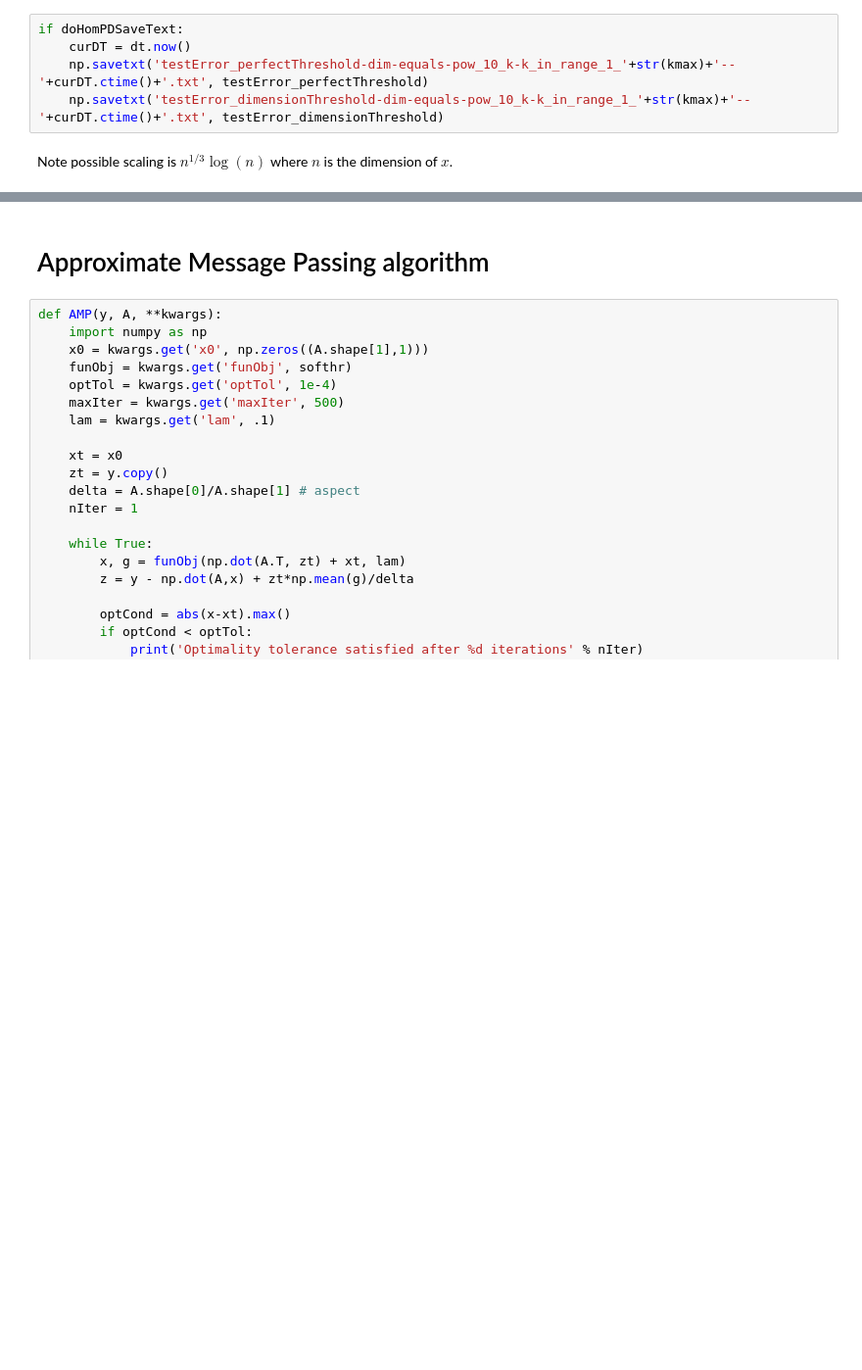
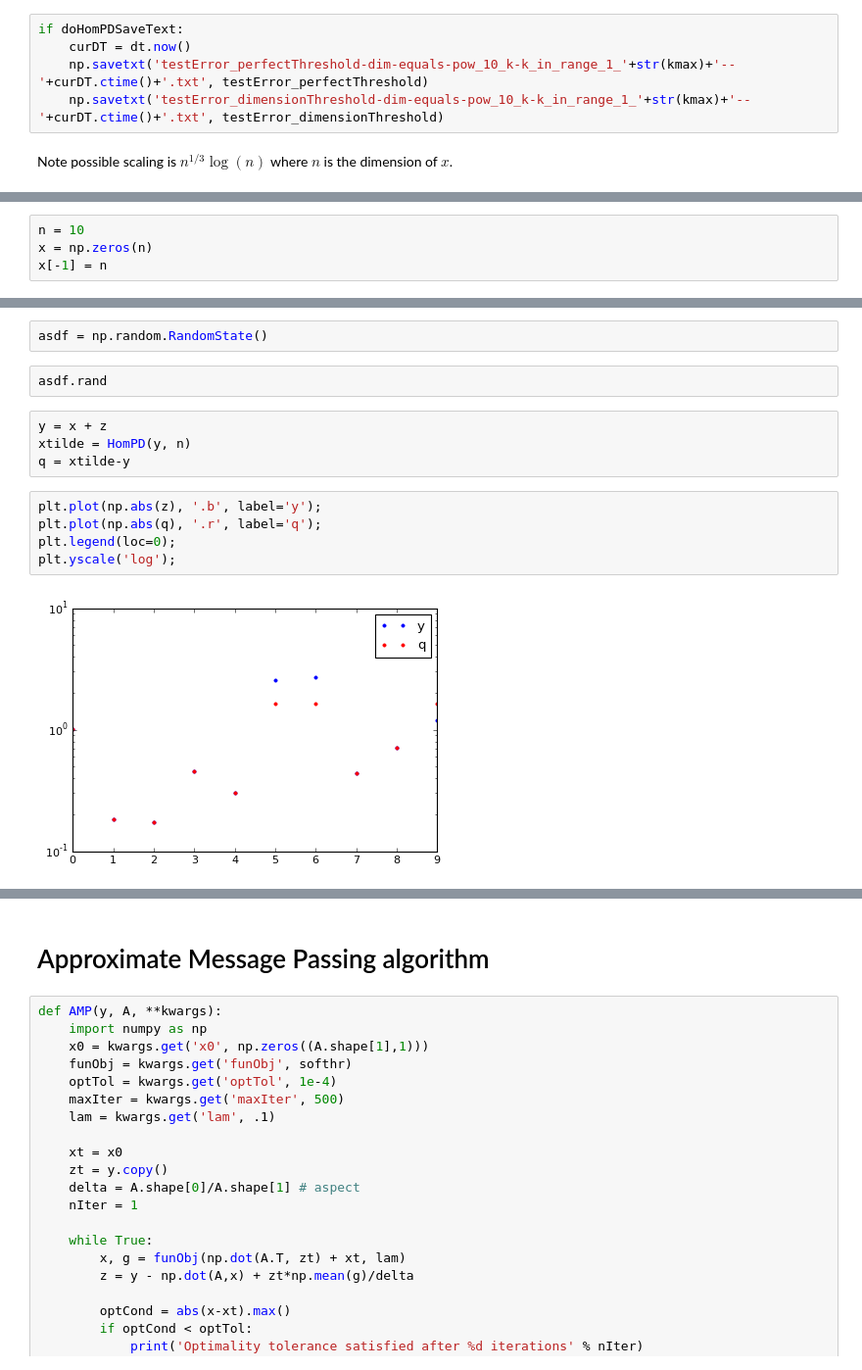
Before and after one commit to asberk/empirical-lasso-mse, a Jupyter notebook: python/Algorithms for solving ell1 problems.ipynb, the cells around one changed output, grey strips where cells are left out. Shown: that part at 98% size. Cells and saved outputs as stored; diff of their text form; blank space fills up the shorter version.

```diff
--- a/python/Algorithms for solving ell1 problems.ipynb
+++ b/python/Algorithms for solving ell1 problems.ipynb
@@ -172,0 +175,4 @@ Note possible scaling is $n^{1/3} \log (n)$ where $n$ is the dimension of $x$.
+# %%
+n = 10
+x = np.zeros(n)
+x[-1] = n
@@ -172,0 +188,15 @@ Note possible scaling is $n^{1/3} \log (n)$ where $n$ is the dimension of $x$.
+# %%
+asdf = np.random.RandomState()
+# %%
+asdf.rand
+# %%
+y = x + z
+xtilde = HomPD(y, n)
+q = xtilde-y
+# %%
+plt.plot(np.abs(z), '.b', label='y');
+plt.plot(np.abs(q), '.r', label='q');
+plt.legend(loc=0);
+plt.yscale('log');
+# %% [output]
+[figure, added]
```
Also changed, not shown: parts of 10 cells of this notebook, 2 other files.
